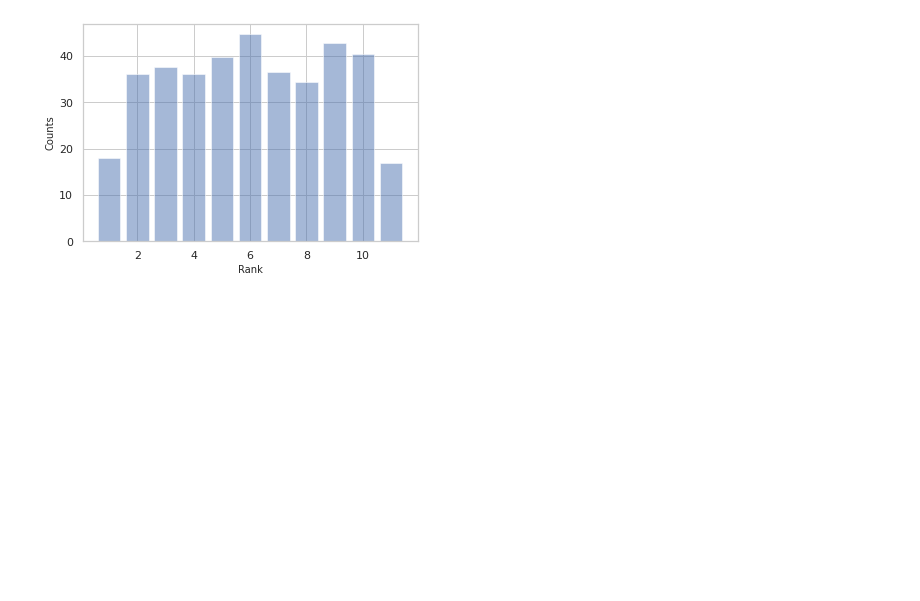
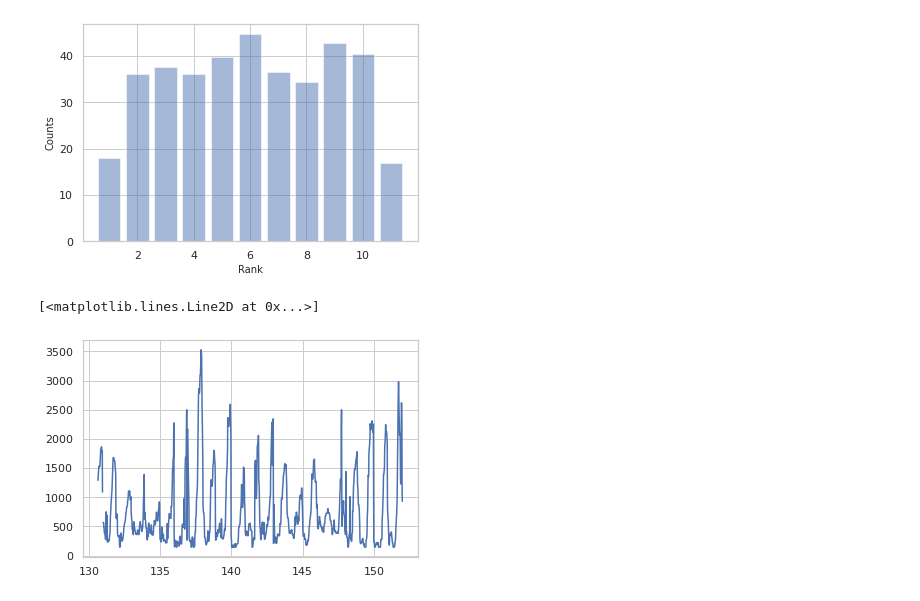
Before and after one commit to jvivar2383/NOAA_PBLH, a Jupyter notebook: Notebooks/VmixFilesHREF.ipynb, the cells around one changed output. Cells and saved outputs as stored; diff of their text form; code cells hidden in the pictures; blank space fills up the shorter version.

```diff
--- a/Notebooks/VmixFilesHREF.ipynb
+++ b/Notebooks/VmixFilesHREF.ipynb
@@ -131,3 +131,11 @@ array([18.        , 36.        , 37.5       , 36.16666667, 39.83333333,
 test.plotrank()
 # %% [output]
 [figure]
+# %%
+hname = '../data/BLHStats_202205.nc'
+hset = xr.open_dataset(hname)
+# %%
+plt.plot(hset.yDay, hset.Height)
+# %% [output]
+[<matplotlib.lines.Line2D at 0x...>]
+[figure, added]
```
Also changed, not shown: parts of 19 cells of this notebook.
